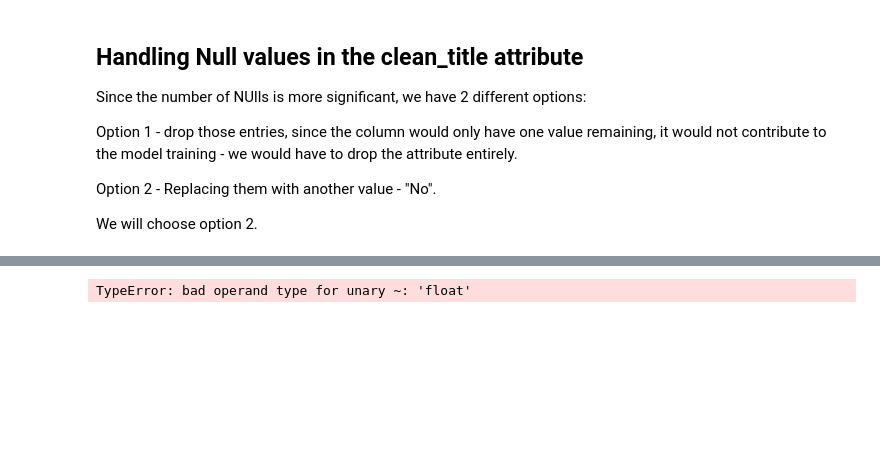
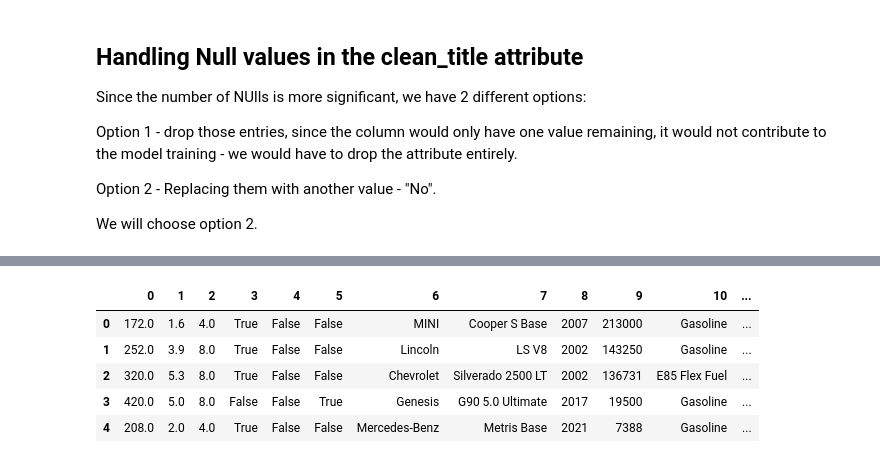
Before and after one commit to YaelDahariBIU/Tabular-Data, a Jupyter notebook: part1.ipynb, the cells around one changed output, grey strips where cells are left out. Saved outputs shown, nothing was run; the diff lists cells and outputs as text; code cells hidden in the pictures; blank space fills up the shorter version.

Commit message:
Imputer and transformers work one by one, just need to rename (and order colums) and join them in ColumnTransformer

```diff
--- a/part1.ipynb
+++ b/part1.ipynb
@@ -119,5 +185,8 @@ class TransmissionTransformer(BaseEstimator, TransformerMixin):
 # %%
-class ImputerOne(BaseEstimator, TransformerMixin):
+from sklearn.base import BaseEstimator, TransformerMixin
+import numpy as np
+
+class ImputerTwo(BaseEstimator, TransformerMixin):
     def __init__(self):
         pass
 
@@ -126,14 +195,13 @@ class ImputerOne(BaseEstimator, TransformerMixin):
         return self
 
     def transform(self, X):
-        X = X.copy()
+        X = pd.DataFrame(X.copy())
         if 'fuel_type' in X.columns:
-            X = X[(X['fuel_type'] != 'not supported')]
-            X = X[(X['fuel_type'] != '–')]
-            X = X.dropna(subset=['fuel_type'])
+            X["fuel_type"] = X["fuel_type"].replace('not supported', "Gasoline")
+            X["fuel_type"] = X["fuel_type"].replace('–', "Gasoline")
+            X["fuel_type"] = X["fuel_type"].replace(pd.NA, "Gasoline")
         if 'accident' in X.columns:
-            X = X.dropna(subset=['accident'])
+            X = X['accident'].fillna("Unknown")
         if 'clean_title' in X.columns:
             X = X['clean_title'].fillna("No")
-
         return X
@@ -166,3 +211,8 @@ from sklearn.compose import ColumnTransformer
 from sklearn.impute import SimpleImputer
 from sklearn.preprocessing import OrdinalEncoder, OneHotEncoder
 from sklearn.linear_model import LinearRegression
+# %%
+imp1 = ImputerOne()
+X_trail = imp1.fit_transform(df)
+X_trail = pd.DataFrame(X_trail)
+X_trail.head()
@@ -169,11 +242,34 @@ from sklearn.linear_model import LinearRegression
+# %%
+column_transformers = ColumnTransformer(
+    transformers=[
+        ('engine', EngineTransformer(), ['engine']),
+        ('transmission', TransmissionTransformer(), ['transmission']),
+    ],
+    remainder='passthrough'  # Include the rest of the columns
+)
+
+X_trail = column_transformers.fit_transform(X_trail)
+X_trail = pd.DataFrame(X_trail)
+X_trail.head()
+# %% [output]
+|  | 0 | 1 | 2 | 3 | 4 | 5 | 6 | 7 | 8 | 9 | 10 | ... |
+| 0 | 172.0 | 1.6 | 4.0 | True | False | False | MINI | Cooper S Base | 2007 | 213000 | Gasoline | ... |
+| 1 | 252.0 | 3.9 | 8.0 | True | False | False | Lincoln | LS V8 | 2002 | 143250 | Gasoline | ... |
+| 2 | 320.0 | 5.3 | 8.0 | True | False | False | Chevrolet | Silverado 2500 LT | 2002 | 136731 | E85 Flex Fuel | ... |
+| 3 | 420.0 | 5.0 | 8.0 | False | False | True | Genesis | G90 5.0 Ultimate | 2017 | 19500 | Gasoline | ... |
+| 4 | 208.0 | 2.0 | 4.0 | True | False | False | Mercedes-Benz | Metris Base | 2021 | 7388 | Gasoline | ... |
 # %%
-preprocessor_1 = ColumnTransformer(
+column_transformers = ColumnTransformer(
     transformers=[
         ('engine', EngineTransformer(), ['engine']),
-		('transmission', TransmissionTransformer(), ['transmission']),
-        ('imputer_1', ImputerOne(), ['fuel_type', 'accident', 'clean_title'])
-    ])
+        ('transmission', TransmissionTransformer(), ['transmission']),
+    ],
+    remainder='passthrough'  # Include the rest of the columns
+)
+
+preprocessor_1 = Pipeline([
+	('column_transformers', column_transformers),
+    ('imputer_1', ImputerOne())
+])
 
 prepro1_df = preprocessor_1.fit_transform(df)
-# %% [output]
-TypeError: bad operand type for unary ~: 'float'
```
Also changed, not shown: parts of 10 cells of this notebook.
